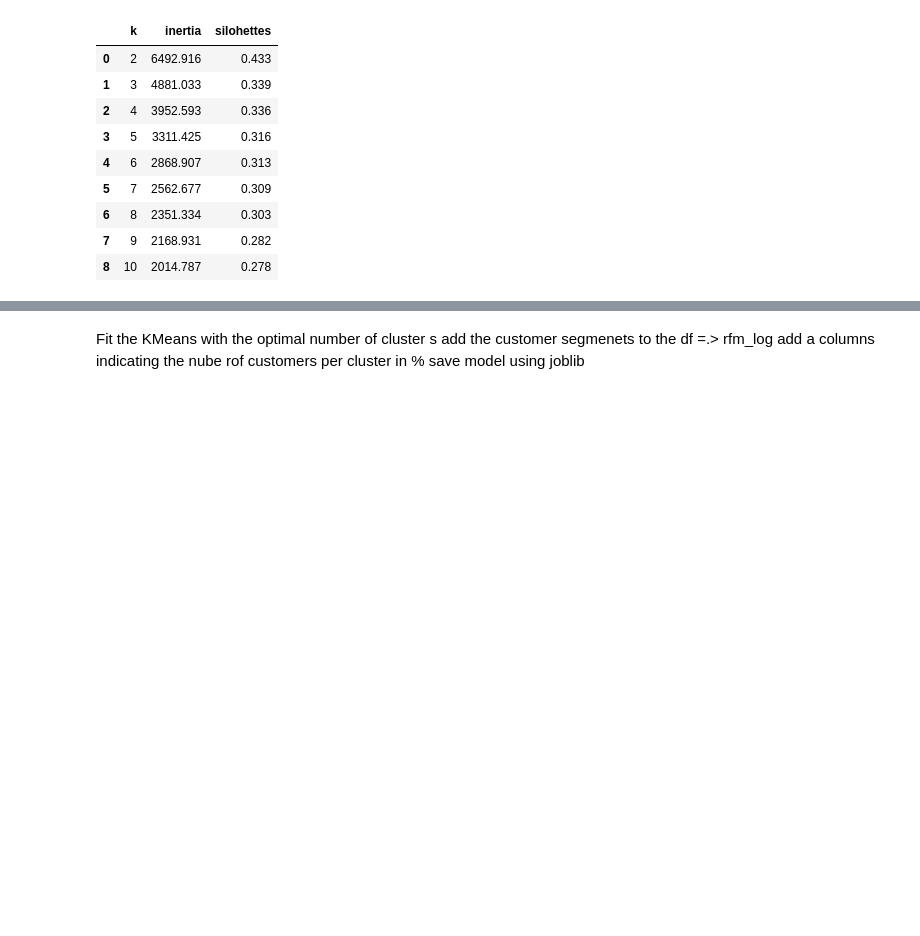
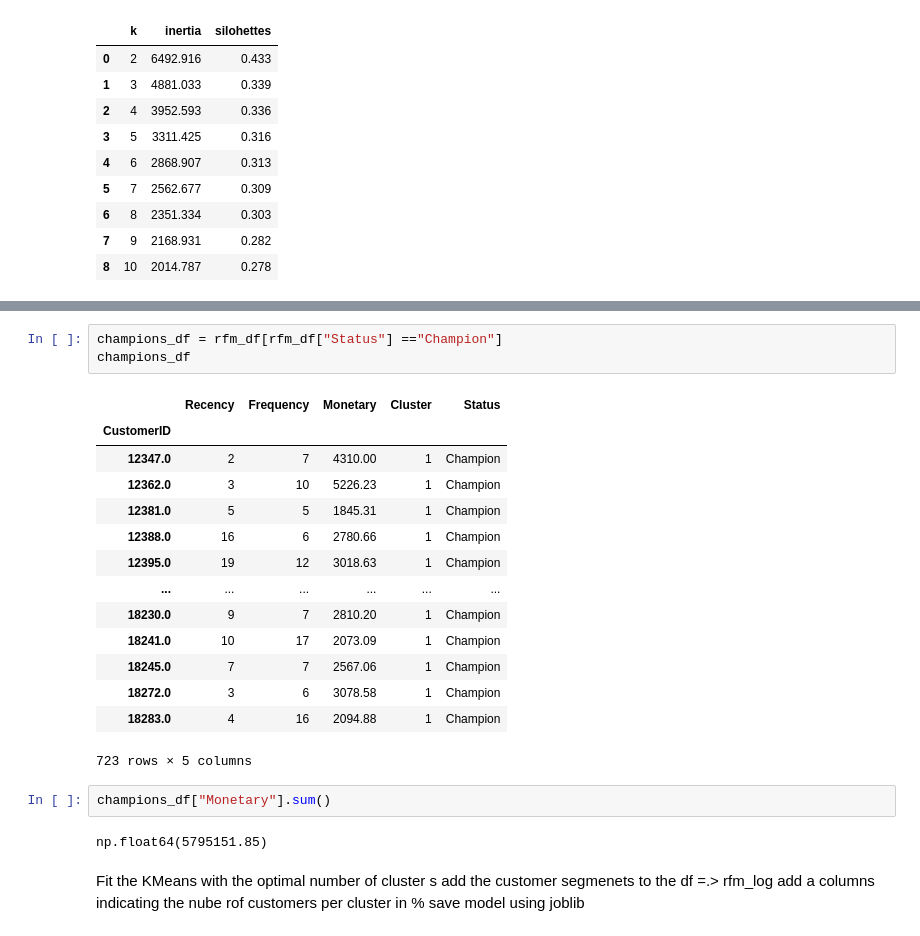
Before and after one commit to JosephRidge/ML-Recap, a Jupyter notebook: app.ipynb, the cells around one changed output, grey strips where cells are left out. Cells and saved outputs as stored; diff of their text form; blank space fills up the shorter version.

```diff
--- a/app.ipynb
+++ b/app.ipynb
@@ -770,3 +857,25 @@ pd.DataFrame({"k":list(ks), "inertia":inertias, "silohettes":sils}).round(3)
+# %%
+champions_df = rfm_df[rfm_df["Status"] =="Champion"]
+champions_df
+# %% [output]
+|  | Recency | Frequency | Monetary | Cluster | Status |
+| CustomerID |  |  |  |  |  |
+| 12347.0 | 2 | 7 | 4310.00 | 1 | Champion |
+| 12362.0 | 3 | 10 | 5226.23 | 1 | Champion |
+| 12381.0 | 5 | 5 | 1845.31 | 1 | Champion |
+| 12388.0 | 16 | 6 | 2780.66 | 1 | Champion |
+| 12395.0 | 19 | 12 | 3018.63 | 1 | Champion |
+| ... | ... | ... | ... | ... | ... |
+| 18230.0 | 9 | 7 | 2810.20 | 1 | Champion |
+| 18241.0 | 10 | 17 | 2073.09 | 1 | Champion |
+| 18245.0 | 7 | 7 | 2567.06 | 1 | Champion |
+| 18272.0 | 3 | 6 | 3078.58 | 1 | Champion |
+| 18283.0 | 4 | 16 | 2094.88 | 1 | Champion |
+723 rows × 5 columns
+# %%
+champions_df["Monetary"].sum()
+# %% [output]
+np.float64(5795151.85)
 # %% [markdown]
 Fit the KMeans with the optimal number of cluster s
 add the customer segmenets to the df =.> rfm_log
```
Also changed, not shown: parts of 13 cells of this notebook.
